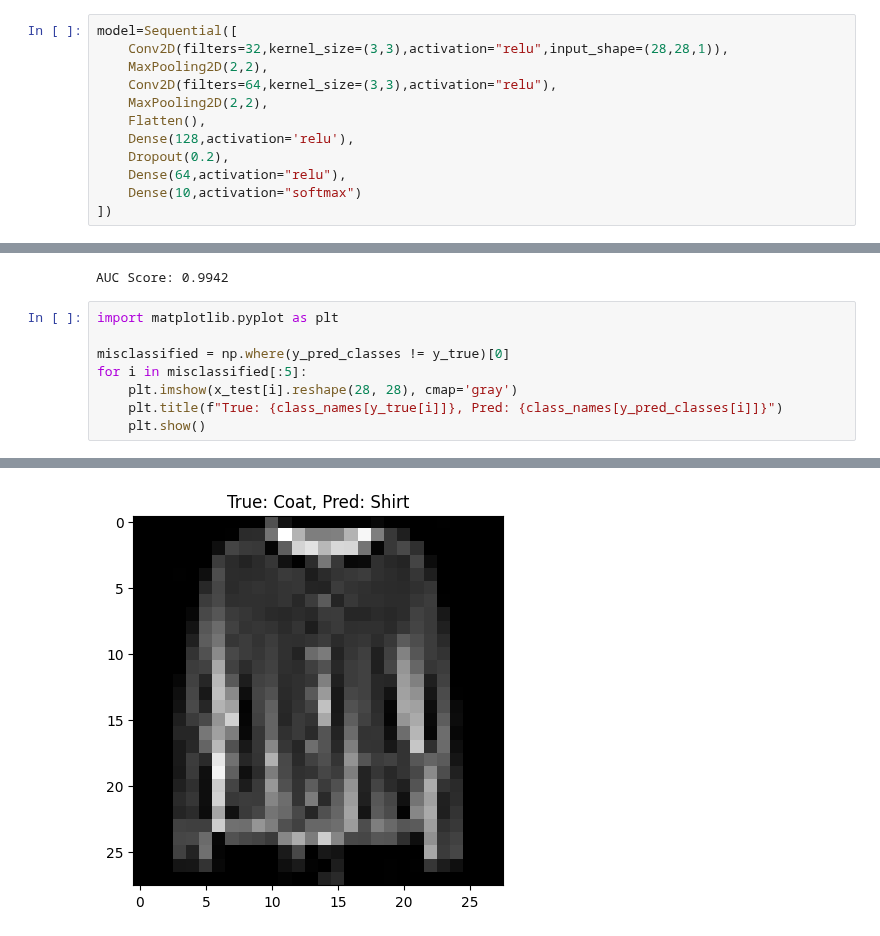
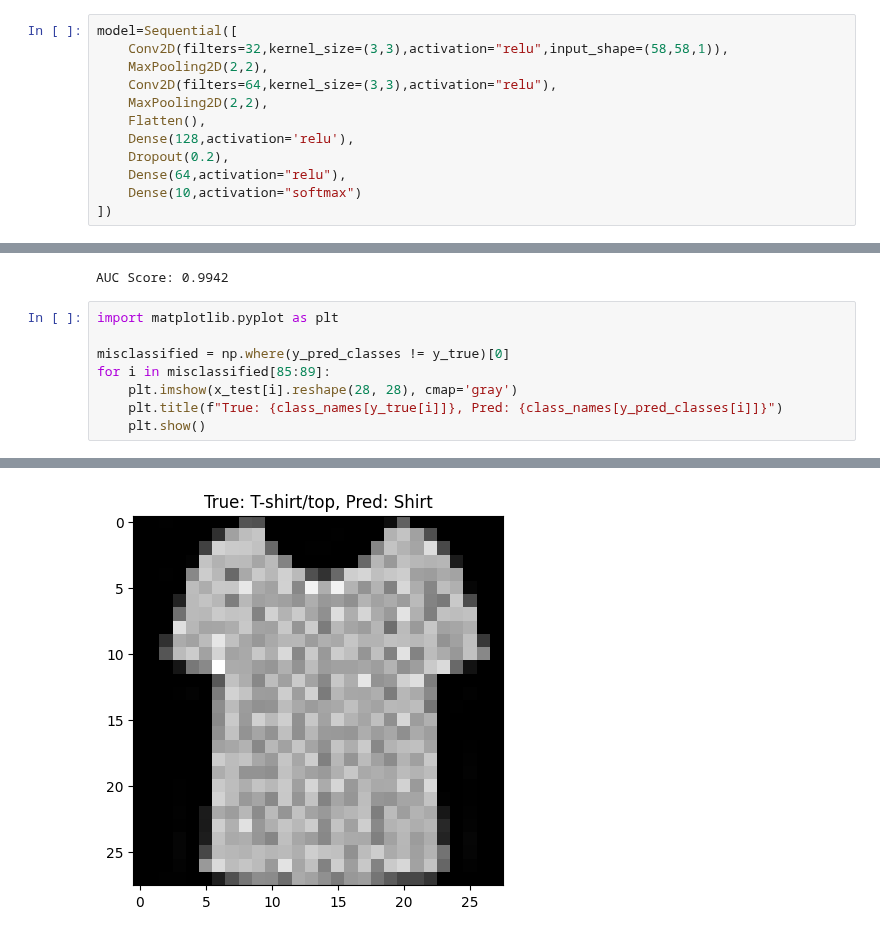
Before and after one commit to Harshkotkar/Deep-Learning, a Jupyter notebook: fashion_mnist.ipynb, the cells around one changed output, grey strips where cells are left out. Cells and saved outputs as stored; diff of their text form.

```diff
--- a/fashion_mnist.ipynb
+++ b/fashion_mnist.ipynb
@@ -33,7 +43,7 @@ y_train_cat=to_categorical(y_train,10)
 y_test_cat=to_categorical(y_test,10)
 # %%
 model=Sequential([
-    Conv2D(filters=32,kernel_size=(3,3),activation="relu",input_shape=(28,28,1)),
+    Conv2D(filters=32,kernel_size=(3,3),activation="relu",input_shape=(58,58,1)),
     MaxPooling2D(2,2),
     Conv2D(filters=64,kernel_size=(3,3),activation="relu"),
     MaxPooling2D(2,2),
@@ -147,7 +157,7 @@ AUC Score: 0.9942
 import matplotlib.pyplot as plt
 
 misclassified = np.where(y_pred_classes != y_true)[0]
-for i in misclassified[:5]:
+for i in misclassified[85:89]:
     plt.imshow(x_test[i].reshape(28, 28), cmap='gray')
     plt.title(f"True: {class_names[y_true[i]]}, Pred: {class_names[y_pred_classes[i]]}")
     plt.show()
@@ -156 +166 @@ for i in misclassified[:5]:
-[figure, old version]
+[figure, new version]
```
Also changed, not shown: parts of 2 cells of this notebook.
